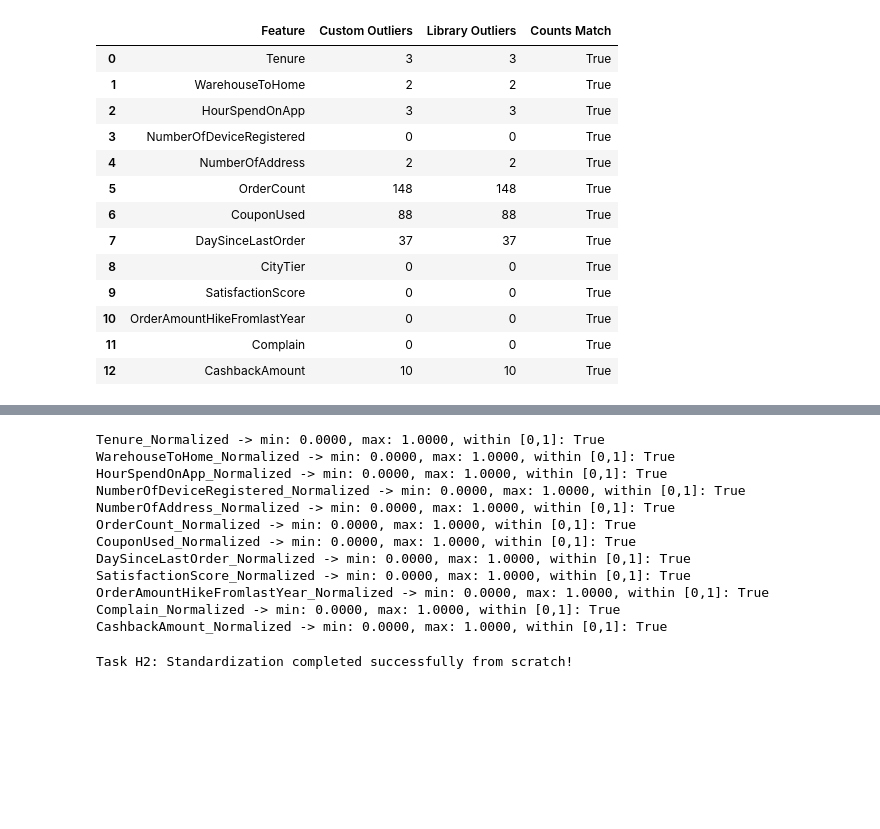
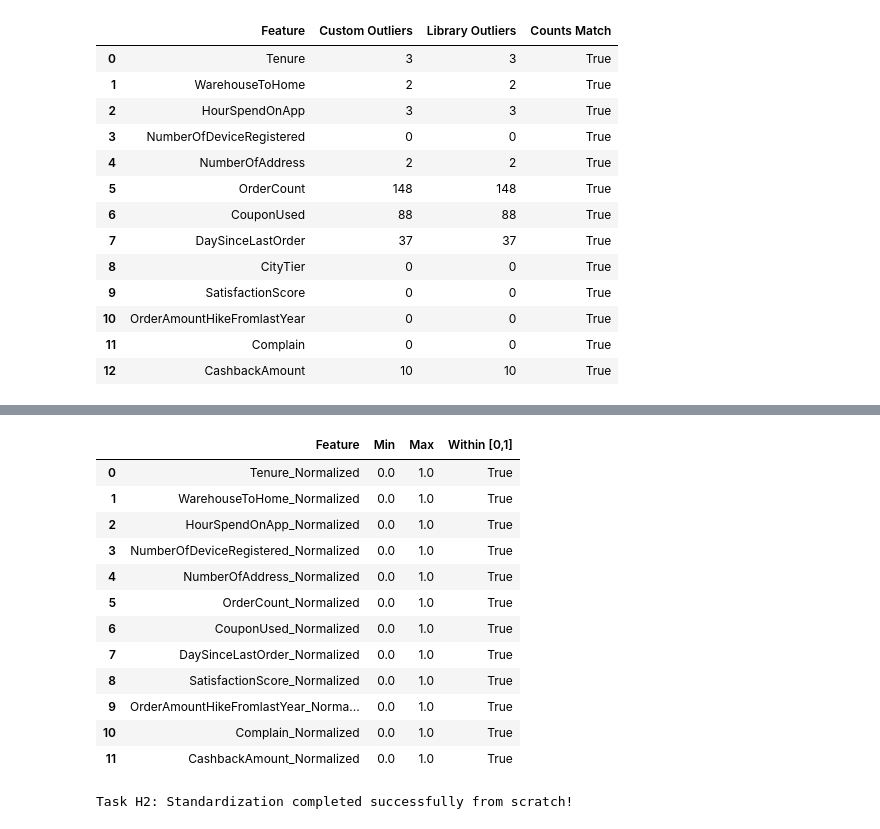
Before and after one commit to DrishtiNigam1928/CUSTOMER_CHURN, a Jupyter notebook: notebooks/main_analysis.ipynb, the cells around one changed output, grey strips where cells are left out. Cells and saved outputs as stored; diff of their text form; code cells hidden in the pictures; blank space fills up the shorter version.

```diff
--- a/notebooks/main_analysis.ipynb
+++ b/notebooks/main_analysis.ipynb
@@ -846,25 +846,35 @@ display(df_normalized[normalized_cols].head(10))
 | 8 | 0.000000 | 0.204918 | 0.400000 | 0.6 | ... |
 | 9 | 0.147541 | 0.188525 | 0.400000 | 0.4 | ... |
 # %%
-# --- H1 verification: confirm normalized values lie within [0, 1] ---
+# --- H1 verification: confirm normalized values lie within [0, 1] (tabular form) ---
+verification_rows = []
 for col in normalized_cols:
     col_min = df_normalized[col].min()
     col_max = df_normalized[col].max()
     in_range = (col_min >= 0) and (col_max <= 1)
-    print(f"{col} -> min: {col_min:.4f}, max: {col_max:.4f}, within [0,1]: {in_range}")
+    verification_rows.append({
+        "Feature": col,
+        "Min": round(col_min, 4),
+        "Max": round(col_max, 4),
+        "Within [0,1]": in_range
+    })
+
+verification_table = pd.DataFrame(verification_rows)
+verification_table
 # %% [output]
-Tenure_Normalized -> min: 0.0000, max: 1.0000, within [0,1]: True
-WarehouseToHome_Normalized -> min: 0.0000, max: 1.0000, within [0,1]: True
-HourSpendOnApp_Normalized -> min: 0.0000, max: 1.0000, within [0,1]: True
-NumberOfDeviceRegistered_Normalized -> min: 0.0000, max: 1.0000, within [0,1]: True
-NumberOfAddress_Normalized -> min: 0.0000, max: 1.0000, within [0,1]: True
-OrderCount_Normalized -> min: 0.0000, max: 1.0000, within [0,1]: True
-CouponUsed_Normalized -> min: 0.0000, max: 1.0000, within [0,1]: True
-DaySinceLastOrder_Normalized -> min: 0.0000, max: 1.0000, within [0,1]: True
-SatisfactionScore_Normalized -> min: 0.0000, max: 1.0000, within [0,1]: True
-OrderAmountHikeFromlastYear_Normalized -> min: 0.0000, max: 1.0000, within [0,1]: True
-Complain_Normalized -> min: 0.0000, max: 1.0000, within [0,1]: True
-CashbackAmount_Normalized -> min: 0.0000, max: 1.0000, within [0,1]: True
+|  | Feature | Min | Max | Within [0,1] |
+| 0 | Tenure_Normalized | 0.0 | 1.0 | True |
+| 1 | WarehouseToHome_Normalized | 0.0 | 1.0 | True |
+| 2 | HourSpendOnApp_Normalized | 0.0 | 1.0 | True |
+| 3 | NumberOfDeviceRegistered_Normalized | 0.0 | 1.0 | True |
+| 4 | NumberOfAddress_Normalized | 0.0 | 1.0 | True |
+| 5 | OrderCount_Normalized | 0.0 | 1.0 | True |
+| 6 | CouponUsed_Normalized | 0.0 | 1.0 | True |
+| 7 | DaySinceLastOrder_Normalized | 0.0 | 1.0 | True |
+| 8 | SatisfactionScore_Normalized | 0.0 | 1.0 | True |
+| 9 | OrderAmountHikeFromlastYear_Norma... | 0.0 | 1.0 | True |
+| 10 | Complain_Normalized | 0.0 | 1.0 | True |
+| 11 | CashbackAmount_Normalized | 0.0 | 1.0 | True |
 # %%
 # H2: Standardization for numerical values [Feature Scaling]
 
```
Also changed, not shown: parts of 2 cells of this notebook.
